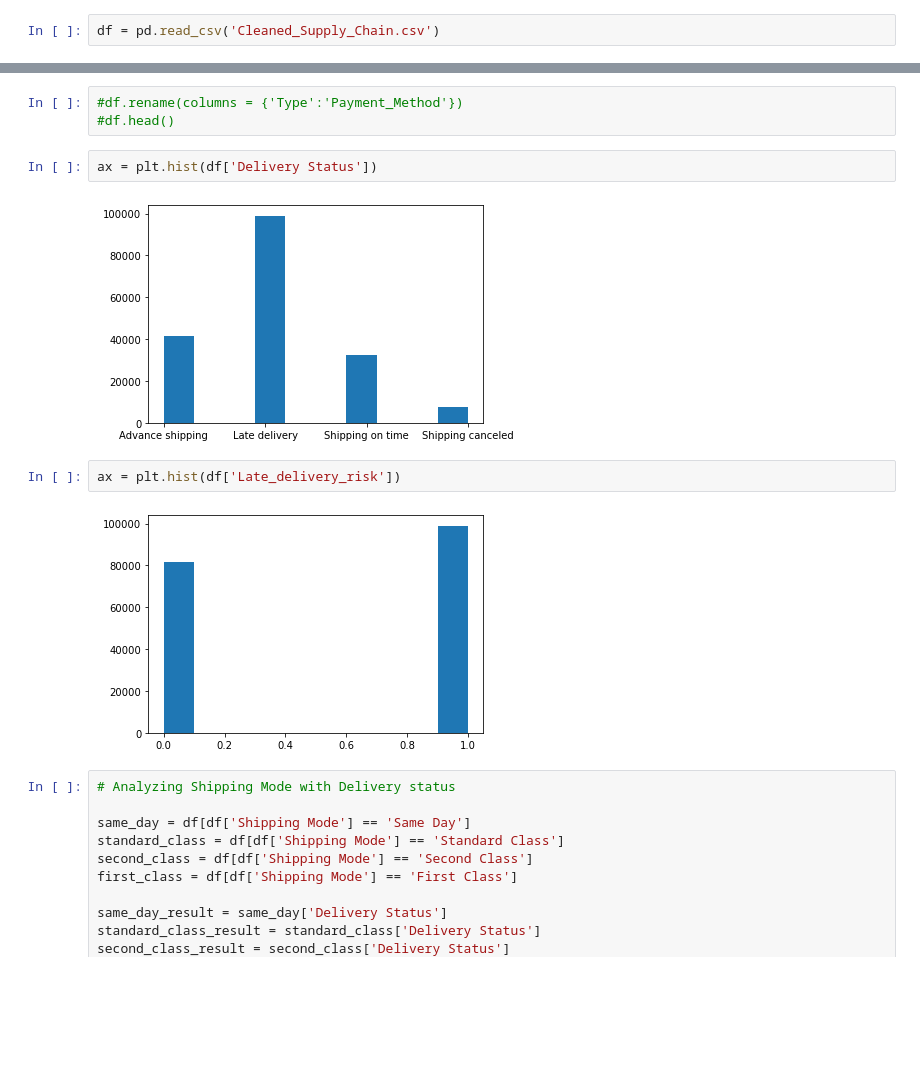
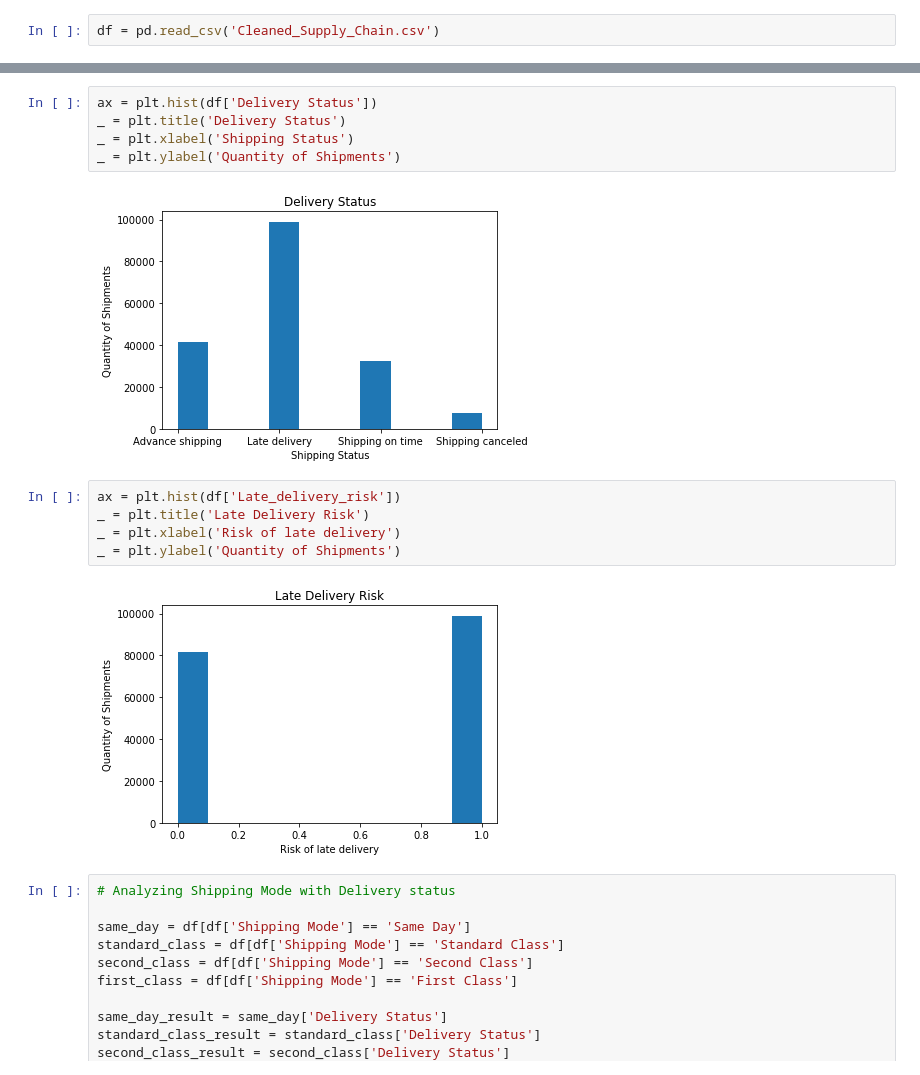
Before and after one commit to sternbrian2/Capstone_two, a Jupyter notebook: EDA_Analysis_Supply_Chain.ipynb, the cells around one changed output, grey strips where cells are left out. Saved outputs shown, nothing was run; the diff lists cells and outputs as text; blank space fills up the shorter version.

```diff
--- a/EDA_Analysis_Supply_Chain.ipynb
+++ b/EDA_Analysis_Supply_Chain.ipynb
@@ -44,14 +44,17 @@ memory usage: 59.2+ MB
-# %%
-#df.rename(columns = {'Type':'Payment_Method'})
-#df.head()
 # %%
 ax = plt.hist(df['Delivery Status'])
+_ = plt.title('Delivery Status')
+_ = plt.xlabel('Shipping Status')
+_ = plt.ylabel('Quantity of Shipments')
 # %% [output]
-[figure, old version]
+[figure, new version]
 # %%
 ax = plt.hist(df['Late_delivery_risk'])
+_ = plt.title('Late Delivery Risk')
+_ = plt.xlabel('Risk of late delivery')
+_ = plt.ylabel('Quantity of Shipments')
 # %% [output]
-[figure, old version]
+[figure, new version]
 # %%
 # Analyzing Shipping Mode with Delivery status
 
```
Also changed, not shown: parts of 10 cells of this notebook, 2 other files.
